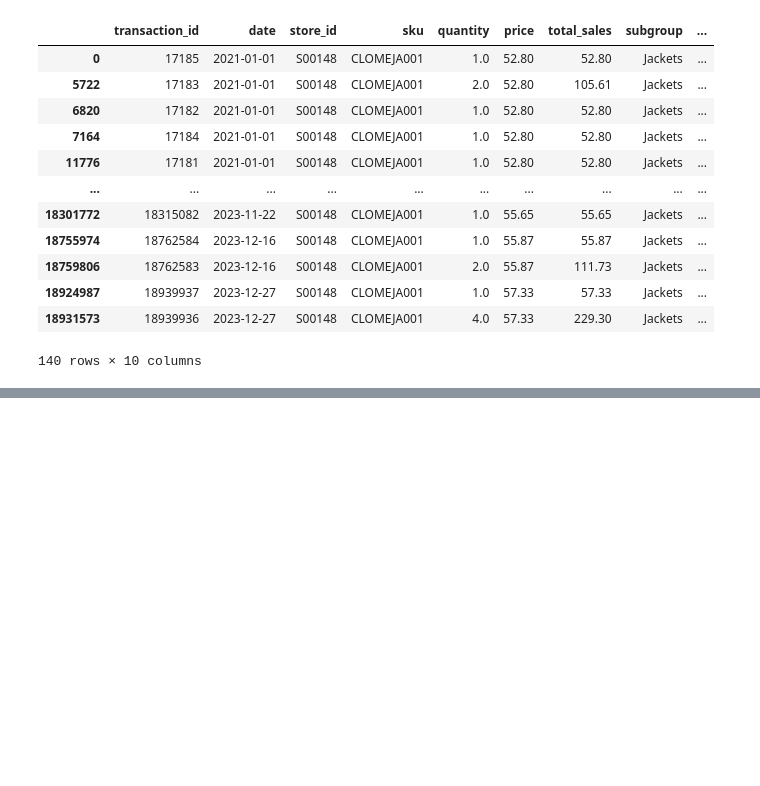
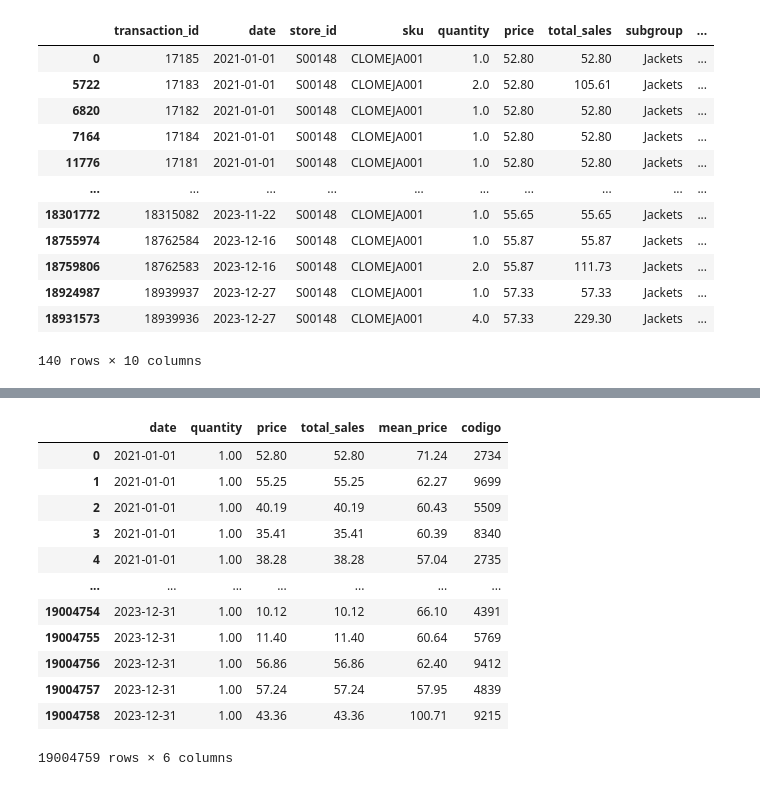
Before and after one commit to Emiliano-Torres/proyecto_eci, a Jupyter notebook: DataProcessing.ipynb, the cells around one changed output, grey strips where cells are left out. Saved outputs shown, nothing was run; the diff lists cells and outputs as text; code cells hidden in the pictures; blank space fills up the shorter version.

```diff
--- a/DataProcessing.ipynb
+++ b/DataProcessing.ipynb
@@ -257,0 +302,14 @@ ventas.loc[(ventas["sku"]=="CLOMEJA001") & (ventas["store_id"]=="S00148") ]
+# %%
+precio_promedio_jackets_por_tienda={}
+#ventas_sin_sku=ventas_agg.drop("sku",axis=1)
+ventas_tienda_dia=ventas_sin_sku.groupby(["date","store_id"],as_index=False).agg({"demand":"sum","mean_price":"mean"})
+ventas_tienda_dia
+ventas = ventas.merge(ventas_tienda_dia[["date","store_id","mean_price"]], on=["date", "store_id"], how="left")
+# %%
+# pendiente a pensar= que pasa si meapeamos STORE X PRODUCTO -> int?
+store_x_subgroup=sql^"""SELECT DISTINCT store_id, subgroup FROM ventas"""
+store_x_subgroup
+codigo=range(0,73*152) #productos*tiendas
+store_x_subgroup["codigo"]=codigo
+
+ventas_con_codigo= ventas.merge(store_x_subgroup,on=["store_id","subgroup"], how="left")
@@ -257,0 +318,18 @@ ventas.loc[(ventas["sku"]=="CLOMEJA001") & (ventas["store_id"]=="S00148") ]
+# %%
+ventas_con_codigo.drop(["transaction_id","price","store_id","sku","subgroup","store_subgroup_date_id"],axis=1,inplace=True)
+# %%
+ventas_con_codigo
+# %% [output]
+|  | date | quantity | price | total_sales | mean_price | codigo |
+| 0 | 2021-01-01 | 1.00 | 52.80 | 52.80 | 71.24 | 2734 |
+| 1 | 2021-01-01 | 1.00 | 55.25 | 55.25 | 62.27 | 9699 |
+| 2 | 2021-01-01 | 1.00 | 40.19 | 40.19 | 60.43 | 5509 |
+| 3 | 2021-01-01 | 1.00 | 35.41 | 35.41 | 60.39 | 8340 |
+| 4 | 2021-01-01 | 1.00 | 38.28 | 38.28 | 57.04 | 2735 |
+| ... | ... | ... | ... | ... | ... | ... |
+| 19004754 | 2023-12-31 | 1.00 | 10.12 | 10.12 | 66.10 | 4391 |
+| 19004755 | 2023-12-31 | 1.00 | 11.40 | 11.40 | 60.64 | 5769 |
+| 19004756 | 2023-12-31 | 1.00 | 56.86 | 56.86 | 62.40 | 9412 |
+| 19004757 | 2023-12-31 | 1.00 | 57.24 | 57.24 | 57.95 | 4839 |
+| 19004758 | 2023-12-31 | 1.00 | 43.36 | 43.36 | 100.71 | 9215 |
+19004759 rows × 6 columns
```
Also changed, not shown: parts of 13 cells of this notebook, 1 other file.
